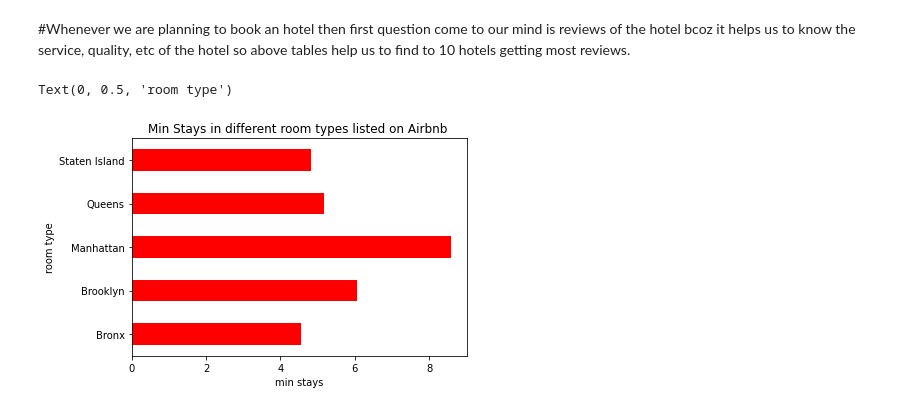
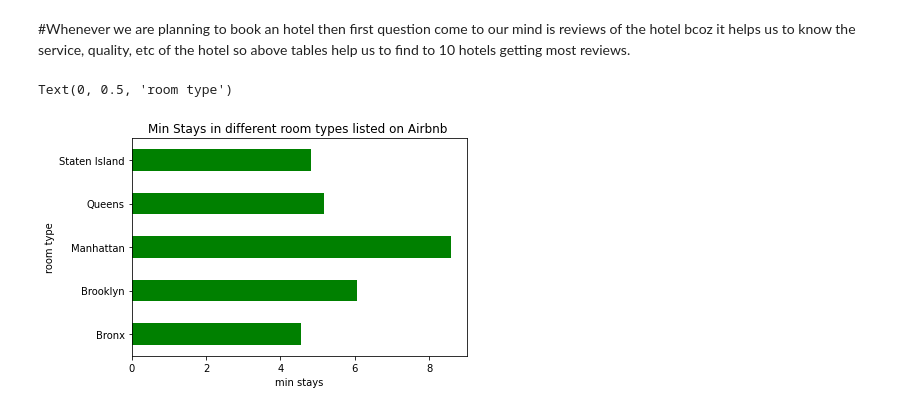
Before and after one commit to rohithub55/airbnb-analysis, a Jupyter notebook: airbnb_analysis.ipynb, the cells around one changed output. Drawn from its saved outputs; the diff is of its cells as text; code cells hidden in the pictures.

```diff
--- a/airbnb_analysis.ipynb
+++ b/airbnb_analysis.ipynb
@@ -259,10 +259,10 @@ top10_reviewed_listings[['name','reviews_per_month','neighbourhood_group','price
 #Whenever we are planning to book an hotel then first question come to our mind is reviews of the hotel bcoz it helps us to know the service, quality, etc of the hotel so above tables help us to find to 10 hotels getting most reviews.
 # %%
 #The minimum stays of people in different types of room
-airbnb_df.groupby('neighbourhood_group')['minimum_nights'].mean().plot(kind='barh',color='r')
+airbnb_df.groupby('neighbourhood_group')['minimum_nights'].mean().plot(kind='barh',color='g')
 plt.title('Min Stays in different room types listed on Airbnb ')
 plt.xlabel('min stays')
 plt.ylabel('room type')
 # %% [output]
 Text(0, 0.5, 'room type')
-[figure, old version]
+[figure, new version]
```
Also changed, not shown: parts of 2 cells of this notebook.
